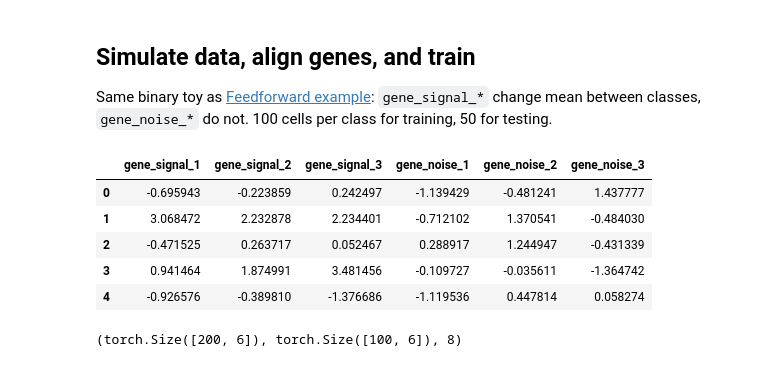
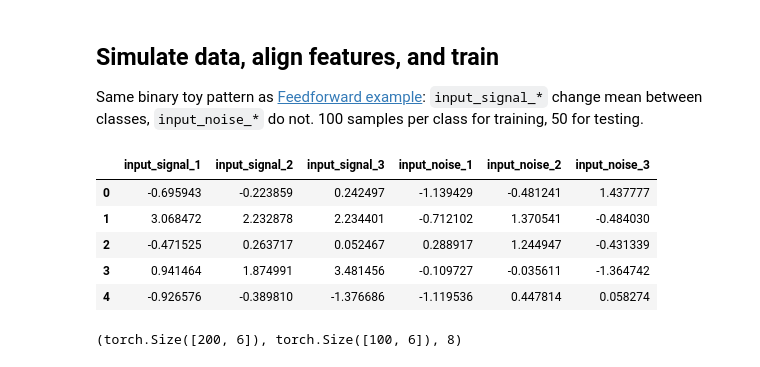
Before and after one commit to Thomas-Rauter/kpnn2, a Jupyter notebook: docs/transformer-example.ipynb, the cells around one changed output. Saved outputs shown, nothing was run; the diff lists cells and outputs as text; code cells hidden in the pictures.

```diff
--- a/docs/transformer-example.ipynb
+++ b/docs/transformer-example.ipynb
@@ -119,20 +116,20 @@ sequence. Do not pass a hop mask to
 edgelist = pd.DataFrame(
     {
         "source": [
-            "gene_signal_1",
-            "gene_signal_2",
-            "gene_signal_3",
-            "gene_noise_1",
-            "gene_noise_2",
-            "gene_noise_3",
+            "input_signal_1",
+            "input_signal_2",
+            "input_signal_3",
+            "input_noise_1",
+            "input_noise_2",
+            "input_noise_3",
         ],
         "target": [
-            "tf_signal",
-            "tf_signal",
-            "tf_signal",
-            "tf_noise",
-            "tf_noise",
-            "tf_noise",
+            "node_a",
+            "node_a",
+            "node_a",
+            "node_b",
+            "node_b",
+            "node_b",
         ],
     }
 )
@@ -321,19 +317,20 @@ model = PriorTransformer(spec)
 # %% [markdown]
-## Simulate data, align genes, and train
+## Simulate data, align features, and train
 
-Same binary toy as [Feedforward example](../feedforward-example/):
-`gene_signal_*` change mean between classes, `gene_noise_*` do
-not. 100 cells per class for training, 50 for testing.
+Same binary toy pattern as
+[Feedforward example](../feedforward-example/): `input_signal_*`
+change mean between classes, `input_noise_*` do not. 100 samples
+per class for training, 50 for testing.
 # %%
 informative_features = [
-    "gene_signal_1",
-    "gene_signal_2",
-    "gene_signal_3",
+    "input_signal_1",
+    "input_signal_2",
+    "input_signal_3",
 ]
 noise_features = [
-    "gene_noise_1",
-    "gene_noise_2",
-    "gene_noise_3",
+    "input_noise_1",
+    "input_noise_2",
+    "input_noise_3",
 ]
 all_features = informative_features + noise_features
 
@@ -367,34 +364,34 @@ def simulate_binary_classification_data(n_per_class, rng):
     x1 = np.concatenate([x1_signal, x1_noise], axis=1)
     x = np.concatenate([x0, x1], axis=0)
     y = np.concatenate(
         [
             np.zeros(n_per_class, dtype=int),
             np.ones(n_per_class, dtype=int),
         ]
     )
     permutation = rng.permutation(len(y))
     x = x[permutation]
     y = y[permutation]
     x_df = pd.DataFrame(x, columns=all_features)
     y_series = pd.Series(y, name="label")
     return x_df, y_series
 
 
 x_train_df, y_train = simulate_binary_classification_data(
     n_per_class=n_train_per_class,
     rng=rng,
 )
 x_test_df, y_test = simulate_binary_classification_data(
     n_per_class=n_test_per_class,
     rng=rng,
 )
 
 x_train = kpnn2.align_inputs(x_train_df, spec)
 x_test = kpnn2.align_inputs(x_test_df, spec)
 display(x_train_df.head())
 x_train.shape, x_test.shape, len(spec.nodes)
 # %% [output]
-|  | gene_signal_1 | gene_signal_2 | gene_signal_3 | gene_noise_1 | gene_noise_2 | gene_noise_3 |
+|  | input_signal_1 | input_signal_2 | input_signal_3 | input_noise_1 | input_noise_2 | input_noise_3 |
 | 0 | -0.695943 | -0.223859 | 0.242497 | -1.139429 | -0.481241 | 1.437777 |
 | 1 | 3.068472 | 2.232878 | 2.234401 | -0.712102 | 1.370541 | -0.484030 |
 | 2 | -0.471525 | 0.263717 | 0.052467 | 0.288917 | 1.244947 | -0.431339 |
```
Also changed, not shown: parts of 17 cells of this notebook, 7 other files.
